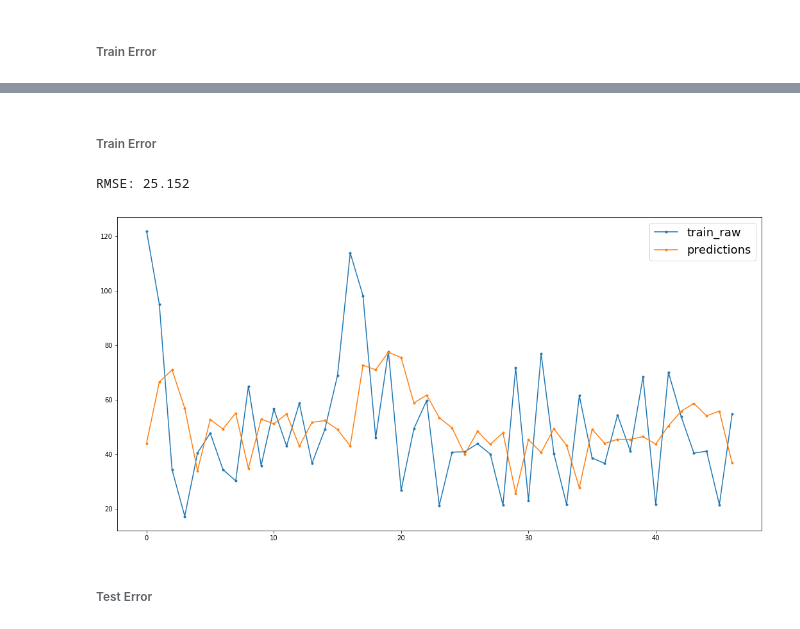
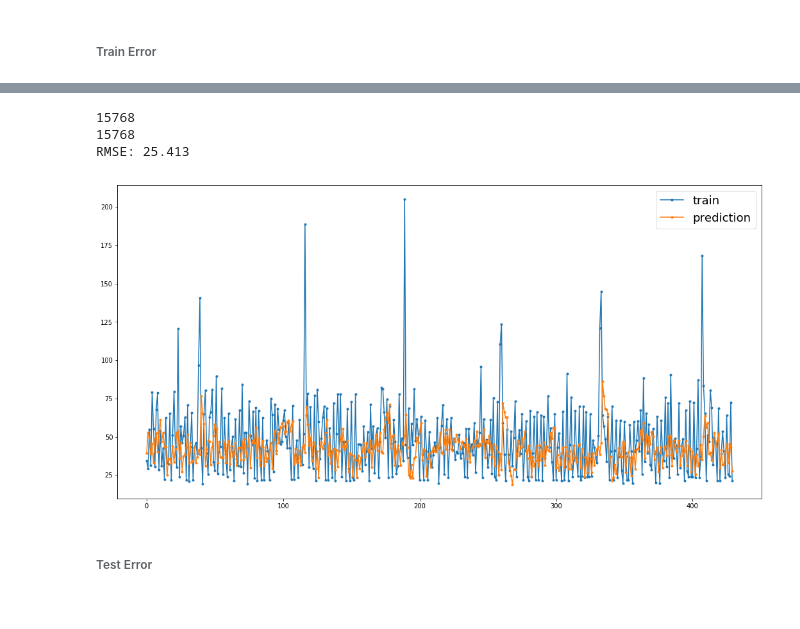
Before and after one commit to k2703/SETS, a Jupyter notebook: forecast-service/Forecast.ipynb, the cells around one changed output, grey strips where cells are left out. Cells and saved outputs as stored; diff of their text form; code cells hidden in the pictures.

```diff
--- a/forecast-service/Forecast.ipynb
+++ b/forecast-service/Forecast.ipynb
@@ -220,0 +250,5 @@ Data with input dtype object was converted to float64 by MinMaxScaler.
+# %%
+n_train = len(train[:,0])
+n_train
+train[n_train-1,0]
+train_raw = raw_values[:n_train]
@@ -221,8 +272,9 @@ Data with input dtype object was converted to float64 by MinMaxScaler.
 # %% [markdown]
 ###### Test Error
 # %%
-n_train = len(train)
 n_test = len(test)
+test_raw = raw_values[-(n_test+2):]
+
 
 base_pred = raw_values[(n_train-1):(n_train+n_test-1)]
 
@@ -240,0 +295,6 @@ RMSE: 33.754
+# %%
+# fit the model
+#def fit_lstm(train, batch_size, nb_epoch, neurons, scaler, train_raw, test_raw):
+
+
+lstm_model, train_err_hist, train_predictions = fit_lstm(train_scaled, 1, 1, 20, scaler, train_raw, test_raw)
@@ -268,3 +313,0 @@ RMSE: 35.436
-# %%
-# fit the model
-lstm_model, train_err_hist, train_predictions = fit_lstm(train_scaled, 1, 1, 20, train_scaled, scaler, raw_values)
@@ -274,15 +314,21 @@ Epoch 1/1
-# %% [markdown]
-###### Train Error
-# %%
-n_train = len(train_predictions)
-section = [0.95,0.953]
-plt.plot(raw_values[int(n_train*section[0]):int(n_train*section[1])],'.-')
-plt.plot(list(train_predictions[int(n_train*section[0]):int(n_train*section[1])]),'.-')
-plt.gca().legend(('train_raw','predictions'), prop={'size': 18})
-print('RMSE: %.3f' % err_hist[0])
-plt.show()
-# %% [output]
-RMSE: 25.152
-[figure, removed]
+# %%
+#train_inverted_scale = invert_scale(scaler, train_scaled[1:])
+#inverted_train_raw = invert_normalize(scaler, train_raw, train_scaled[1:])
+print(len(train_raw))
+print(len(train_predictions))
+rmse = sqrt(mean_squared_error(train_raw[1:], train_predictions[:-1]))
+print('RMSE: %.3f' % rmse)
+t = 3
+a=t*100
+b=t*100+430
+plt.plot(list(train_raw[1:][a:b]),'.-')
+plt.plot(list(train_predictions[:-1][a:b]),'.-')
+plt.gca().legend(('train','prediction'), prop={'size': 18})
+plt.show()
+# %% [output]
+15768
+15768
+RMSE: 25.413
+[figure, added]
 # %% [markdown]
 ###### Test Error
```
Also changed, not shown: parts of 32 cells of this notebook.
